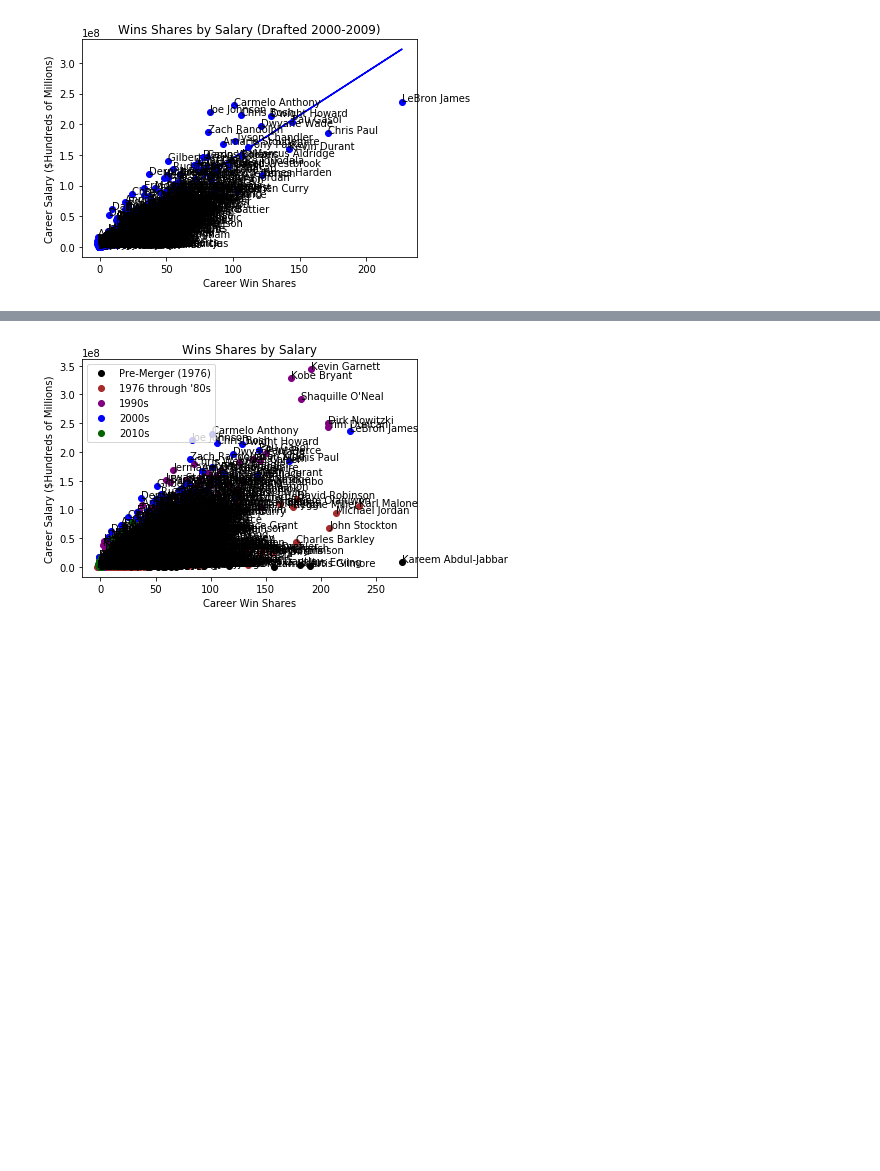
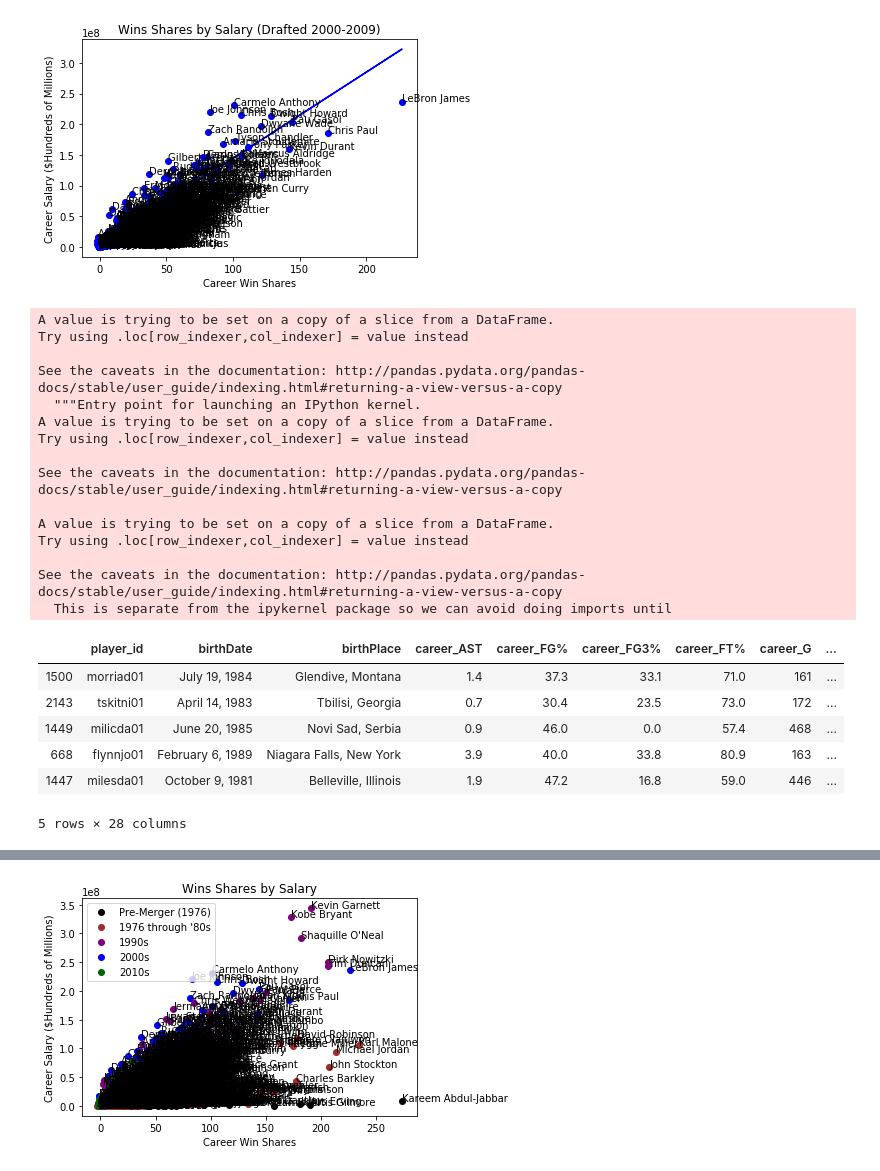
Before and after one commit to ajyoung21/NBA-Overpaid-Underpaid-Website, a Jupyter notebook: WebVisualizations/NBA Salary Data Analysis.ipynb, the cells around one changed output, grey strips where cells are left out. Cells and saved outputs as stored; diff of their text form; code cells hidden in the pictures; blank space fills up the shorter version.

```diff
--- a/WebVisualizations/NBA Salary Data Analysis.ipynb
+++ b/WebVisualizations/NBA Salary Data Analysis.ipynb
@@ -187,6 +240,40 @@ plt.savefig('visualizations/Aughts')
 plt.show()
 # %% [output]
 [figure]
+# %%
+aughts['fit'] = fit
+aughts['overpaid/underpaid'] = aughts['career_earnings']-aughts['fit']
+aughts['percent_overpaid/underpaid'] = aughts['overpaid/underpaid']/aughts['fit']
+
+aughts = aughts.sort_values(by=['percent_overpaid/underpaid'], ascending=False)
+# aughts = aughts.sort_values(by=['percent_overpaid/underpaid'], ascending=True)
+# aughts = aughts.sort_values(by=['overpaid/underpaid'], ascending=False)
+# aughts = aughts.sort_values(by=['overpaid/underpaid'], ascending=True)
+
+aughts.head()
+# %% [output]
+A value is trying to be set on a copy of a slice from a DataFrame.
+Try using .loc[row_indexer,col_indexer] = value instead
+
+See the caveats in the documentation: http://pandas.pydata.org/pandas-docs/stable/user_guide/indexing.html#returning-a-view-versus-a-copy
+  """Entry point for launching an IPython kernel.
+A value is trying to be set on a copy of a slice from a DataFrame.
+Try using .loc[row_indexer,col_indexer] = value instead
+
+See the caveats in the documentation: http://pandas.pydata.org/pandas-docs/stable/user_guide/indexing.html#returning-a-view-versus-a-copy
+
+A value is trying to be set on a copy of a slice from a DataFrame.
+Try using .loc[row_indexer,col_indexer] = value instead
+
+See the caveats in the documentation: http://pandas.pydata.org/pandas-docs/stable/user_guide/indexing.html#returning-a-view-versus-a-copy
+  This is separate from the ipykernel package so we can avoid doing imports until
+|  | player_id | birthDate | birthPlace | career_AST | career_FG% | career_FG3% | career_FT% | career_G | ... |
+| 1500 | morriad01 | July 19, 1984 | Glendive, Montana | 1.4 | 37.3 | 33.1 | 71.0 | 161 | ... |
+| 2143 | tskitni01 | April 14, 1983 | Tbilisi, Georgia | 0.7 | 30.4 | 23.5 | 73.0 | 172 | ... |
+| 1449 | milicda01 | June 20, 1985 | Novi Sad, Serbia | 0.9 | 46.0 | 0.0 | 57.4 | 468 | ... |
+| 668 | flynnjo01 | February 6, 1989 | Niagara Falls, New York | 3.9 | 40.0 | 33.8 | 80.9 | 163 | ... |
+| 1447 | milesda01 | October 9, 1981 | Belleville, Illinois | 1.9 | 47.2 | 16.8 | 59.0 | 446 | ... |
+5 rows × 28 columns
 # %%
 fig, ax = plt.subplots()
 
```
Also changed, not shown: parts of 4 cells of this notebook, 30 other files.
